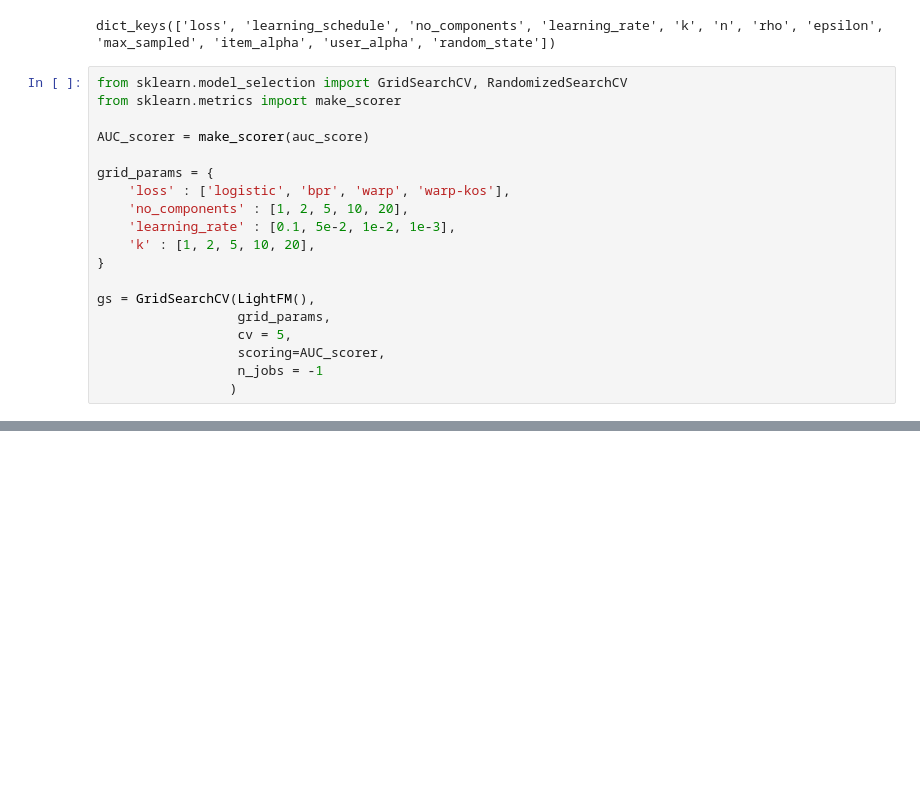
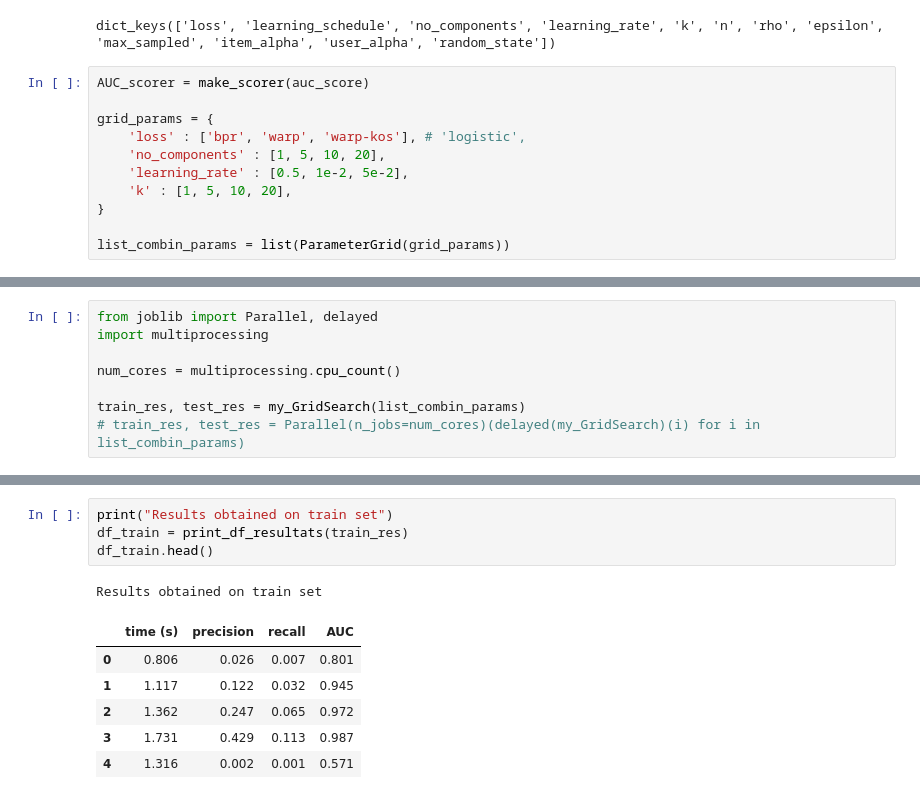
Before and after one commit to AnthonyBonfils3/Simplon_Brief_Recommandation, a Jupyter notebook: lastfm.ipynb, the cells around one changed output, grey strips where cells are left out. Cells and saved outputs as stored; diff of their text form; blank space fills up the shorter version.

```diff
--- a/lastfm.ipynb
+++ b/lastfm.ipynb
@@ -211,21 +361,13 @@ LightFM().get_params().keys()
 # %% [output]
 dict_keys(['loss', 'learning_schedule', 'no_components', 'learning_rate', 'k', 'n', 'rho', 'epsilon', 'max_sampled', 'item_alpha', 'user_alpha', 'random_state'])
 # %%
-from sklearn.model_selection import GridSearchCV, RandomizedSearchCV
-from sklearn.metrics import make_scorer
-
 AUC_scorer = make_scorer(auc_score)
 
 grid_params = {
-    'loss' : ['logistic', 'bpr', 'warp', 'warp-kos'],
-    'no_components' : [1, 2, 5, 10, 20],
-    'learning_rate' : [0.1, 5e-2, 1e-2, 1e-3],
-    'k' : [1, 2, 5, 10, 20],
+    'loss' : ['bpr', 'warp', 'warp-kos'], # 'logistic',
+    'no_components' : [1, 5, 10, 20],
+    'learning_rate' : [0.5, 1e-2, 5e-2],
+    'k' : [1, 5, 10, 20],
 }
 
-gs = GridSearchCV(LightFM(),
-                  grid_params,
-                  cv = 5,
-                  scoring=AUC_scorer,
-                  n_jobs = -1
-                 )
+list_combin_params = list(ParameterGrid(grid_params))
@@ -255,0 +411,8 @@ Liste des 5 artistes recommandés : ['Bonobo' 'Apparat' 'Amethystium' 'Autechre'
+# %%
+from joblib import Parallel, delayed
+import multiprocessing
+
+num_cores = multiprocessing.cpu_count()
+
+train_res, test_res = my_GridSearch(list_combin_params)
+# train_res, test_res = Parallel(n_jobs=num_cores)(delayed(my_GridSearch)(i) for i in list_combin_params)
@@ -255,0 +437,12 @@ Liste des 5 artistes recommandés : ['Bonobo' 'Apparat' 'Amethystium' 'Autechre'
+# %%
+print("Results obtained on train set")
+df_train = print_df_resultats(train_res)
+df_train.head()
+# %% [output]
+Results obtained on train set
+|  | time (s) | precision | recall | AUC |
+| 0 | 0.806 | 0.026 | 0.007 | 0.801 |
+| 1 | 1.117 | 0.122 | 0.032 | 0.945 |
+| 2 | 1.362 | 0.247 | 0.065 | 0.972 |
+| 3 | 1.731 | 0.429 | 0.113 | 0.987 |
+| 4 | 1.316 | 0.002 | 0.001 | 0.571 |
```
Also changed, not shown: parts of 41 cells of this notebook, 19 other files.
